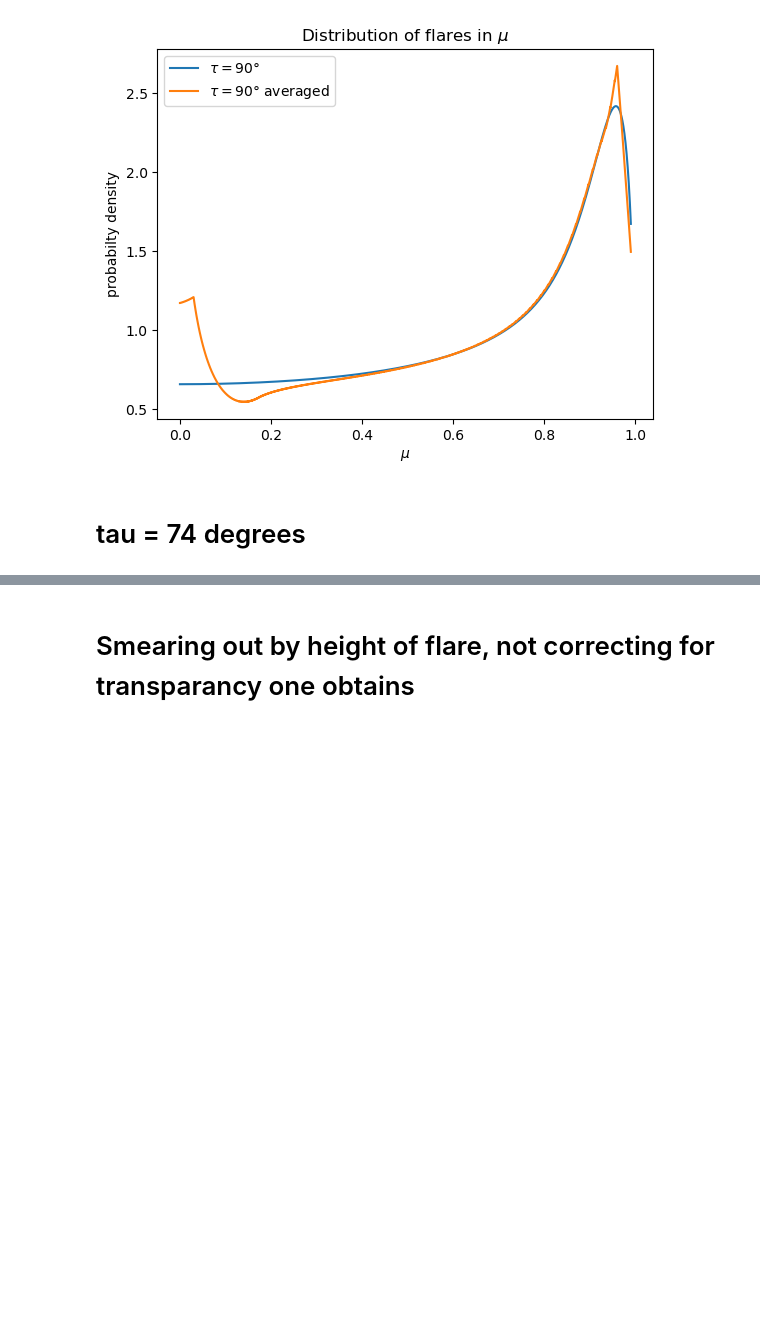
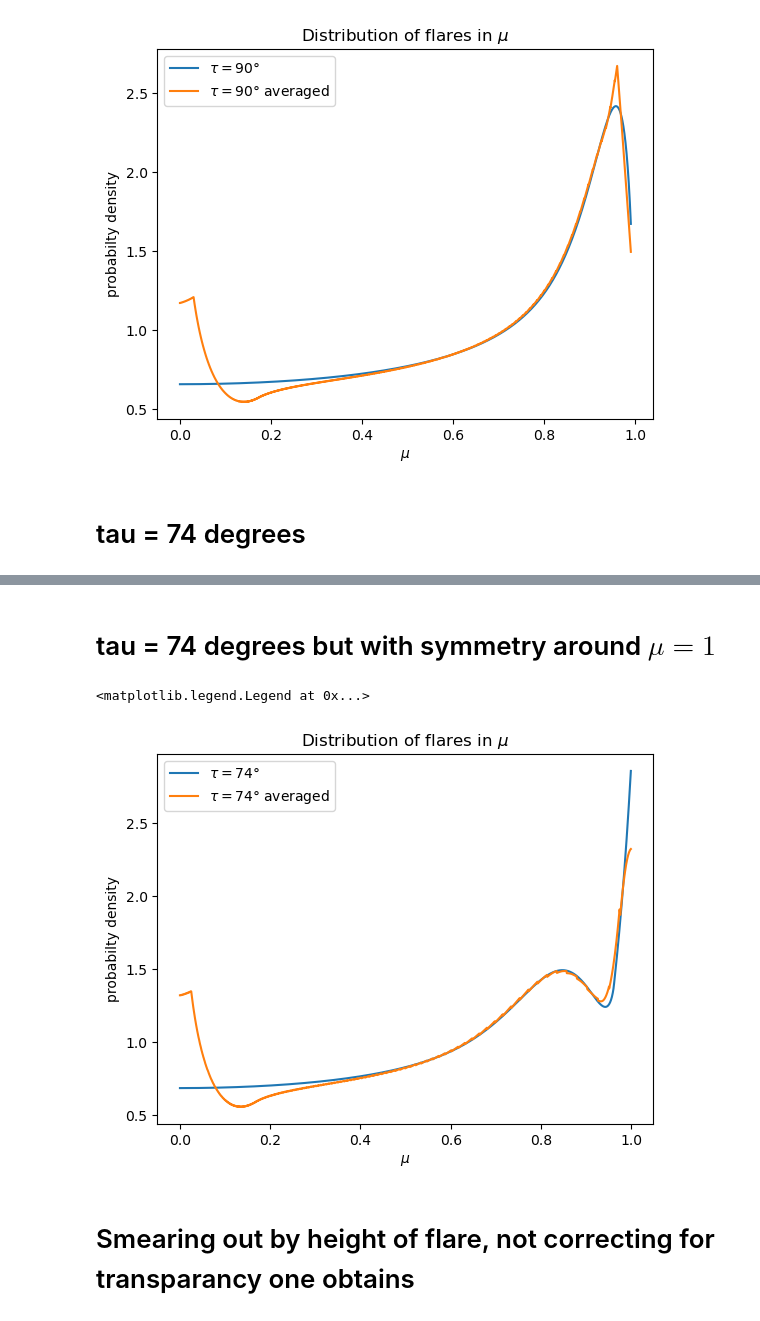
Before and after one commit to demichieldewilde/CME_distribution, a Jupyter notebook: flare_viewing_height_correction.ipynb, the cells around one changed output, grey strips where cells are left out. Saved outputs shown, nothing was run; the diff lists cells and outputs as text; code cells hidden in the pictures; blank space fills up the shorter version.

Commit message:
symmetry

```diff
--- a/flare_viewing_height_correction.ipynb
+++ b/flare_viewing_height_correction.ipynb
@@ -164,3 +163,41 @@ plt.legend()
+# %% [markdown]
+# tau = 74 degrees but with symmetry around $\mu=1$
+# %%
+# give flare height as a fraction of stellar/solar radius
+h = 0.01
+tau = 74/180 *np.pi
+mu = np.linspace(0,0.999, 2000)
+rhoold = rho_mus(mu, tau)
+eps = 0.05
+
+def new_mu(h,mu):
+    x2 = (1+h) * np.abs((1 - mu**2))**.5
+    if x2 >= 1:
+        return 0
+    return (1 - x2**2)**.5
+
+def new_density(mu, rhoold, h, eps):
+    rhonew = np.zeros(len(mu))
+    for i,rh in enumerate(rhoold):
+        i = mu[i]
+        i2 = new_mu(h, i)
+        muaff = np.where(mu < i + eps/2, np.where(mu > i2 - eps/2, 1, 0), 0) + np.where(mu > 2-i - eps / 2, np.where(mu < 2 - i2 + eps/2, 1, 0), 0)
+        rhonew += muaff * rh / np.sum(muaff)
+    return rhonew / np.sum(rhonew) * len(mu)
+
+rho2 = new_density(mu, rhoold, h, eps)
+# %%
+
+plt.plot(mu, rhoold, label=fr'$\tau=${round(tau*180/np.pi)}°')
+plt.plot(mu, rho2, label=fr'$\tau=${round(tau*180/np.pi)}° averaged')
+# plt.ylim(0,1)
+plt.title(r"Distribution of flares in $\mu$")
+plt.xlabel(r"$\mu$")
+plt.ylabel("probabilty density")
+plt.legend()
+# %% [output]
+<matplotlib.legend.Legend at 0x...>
+[figure, added]
 # %% [markdown]
 # Smearing out by height of flare, not correcting for transparancy one obtains
 # %%
```
Also changed, not shown: parts of 2 cells of this notebook.
